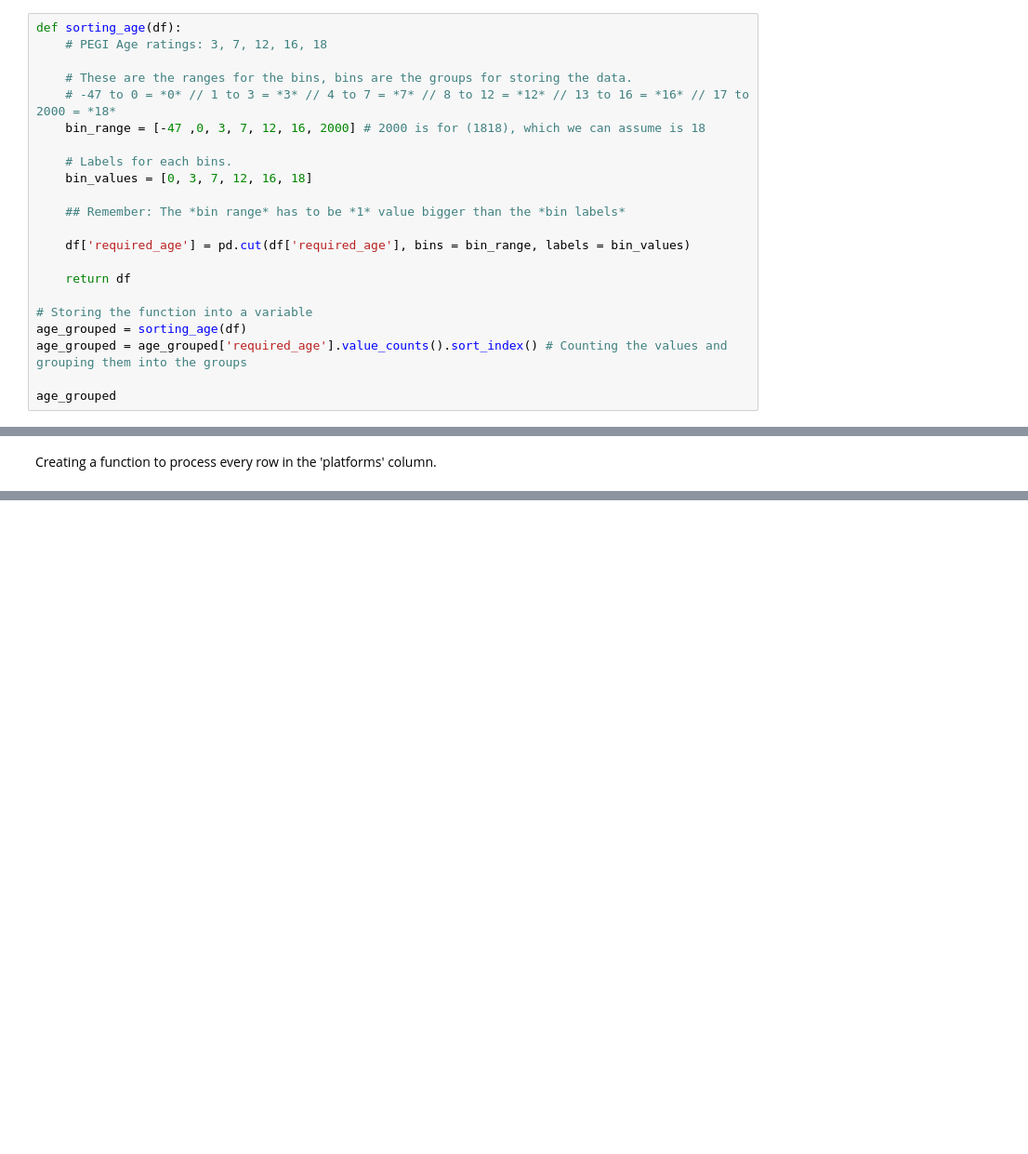
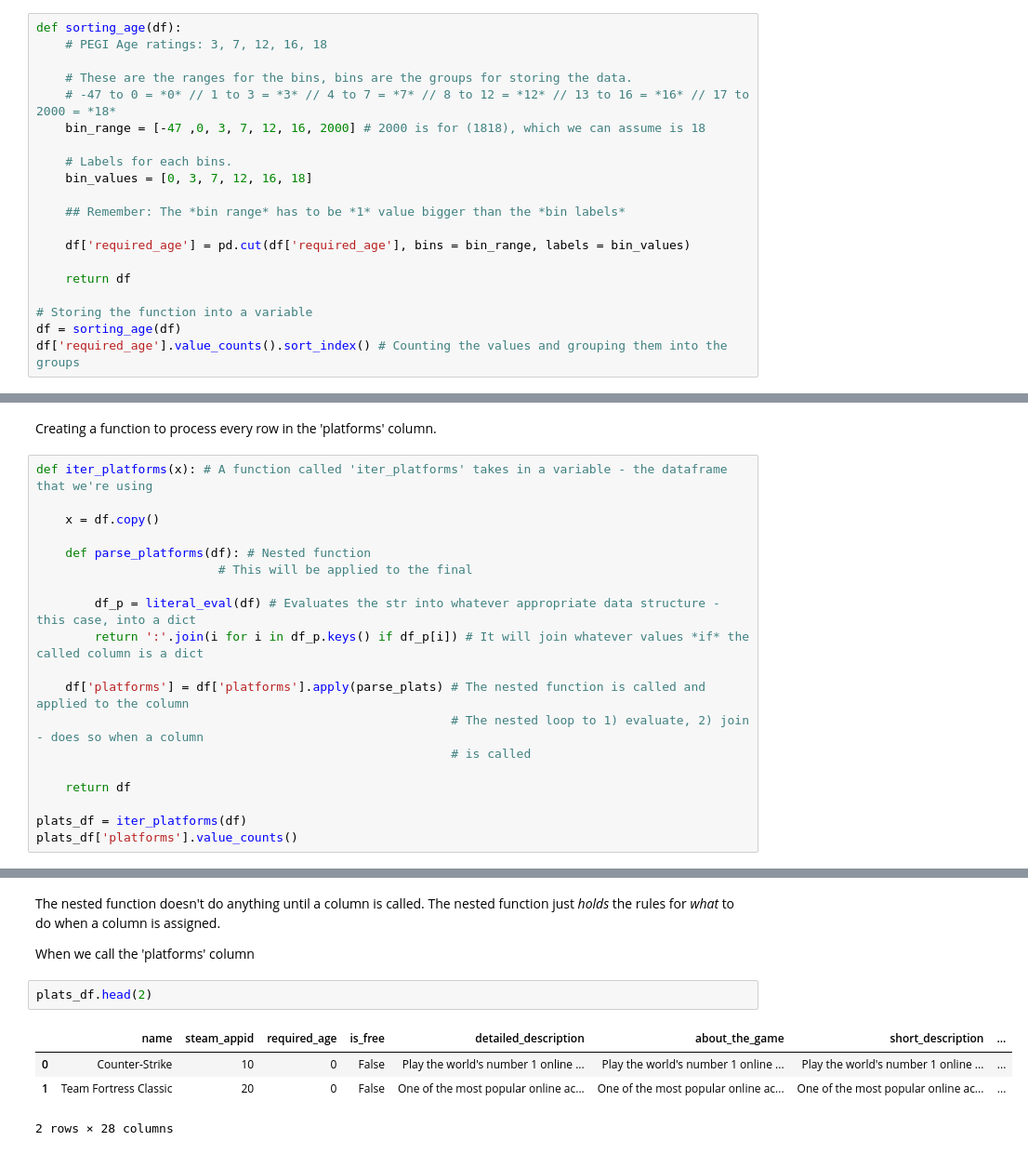
Before and after one commit to SunpreetSChahal/Steam-Raw-EDA_ML, a Jupyter notebook: (03) Steam Unclean Data - Data Cleaning.ipynb, the cells around one changed output, grey strips where cells are left out. Shown: that part at 93% size. Cells and saved outputs as stored; diff of their text form; blank space fills up the shorter version.

```diff
--- a/(03) Steam Unclean Data - Data Cleaning.ipynb
+++ b/(03) Steam Unclean Data - Data Cleaning.ipynb
@@ -304,10 +304,8 @@ def sorting_age(df):
     return df
 
 # Storing the function into a variable
-age_grouped = sorting_age(df)
-age_grouped = age_grouped['required_age'].value_counts().sort_index() # Counting the values and grouping them into the groups
-
-age_grouped
+df = sorting_age(df)
+df['required_age'].value_counts().sort_index() # Counting the values and grouping them into the groups
 # %% [output]
 0     28431
 3        11
@@ -422,3 +420,22 @@ print([i for i in game_platforms.keys() if game_platforms[i]]) # Iterates throug
 'windows:linux'
 # %% [markdown]
 Creating a function to process every row in the 'platforms' column.
+# %%
+def iter_platforms(x): # A function called 'iter_platforms' takes in a variable - the dataframe that we're using
+
+    x = df.copy()
+
+    def parse_platforms(df): # Nested function
+                         # This will be applied to the final
+
+        df_p = literal_eval(df) # Evaluates the str into whatever appropriate data structure - this case, into a dict
+        return ':'.join(i for i in df_p.keys() if df_p[i]) # It will join whatever values *if* the called column is a dict
+
+    df['platforms'] = df['platforms'].apply(parse_plats) # The nested function is called and applied to the column
+                                                         # The nested loop to 1) evaluate, 2) join - does so when a column
+                                                         # is called
+
+    return df
+
+plats_df = iter_platforms(df)
+plats_df['platforms'].value_counts()
@@ -424,0 +451,12 @@ Creating a function to process every row in the 'platforms' column.
+# %% [markdown]
+The nested function doesn't do anything until a column is called.
+The nested function just *holds* the rules for *what* to do when a column is assigned.
+
+When we call the 'platforms' column
+# %%
+plats_df.head(2)
+# %% [output]
+|  | name | steam_appid | required_age | is_free | detailed_description | about_the_game | short_description | ... |
+| 0 | Counter-Strike | 10 | 0 | False | Play the world's number 1 online ... | Play the world's number 1 online ... | Play the world's number 1 online ... | ... |
+| 1 | Team Fortress Classic | 20 | 0 | False | One of the most popular online ac... | One of the most popular online ac... | One of the most popular online ac... | ... |
+2 rows × 28 columns
```
Also changed, not shown: parts of 3 cells of this notebook.
